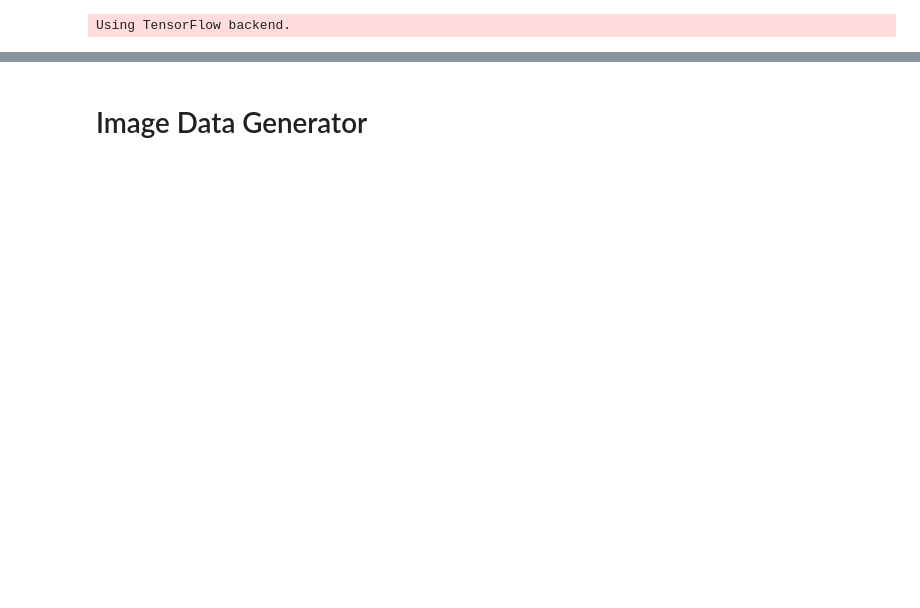
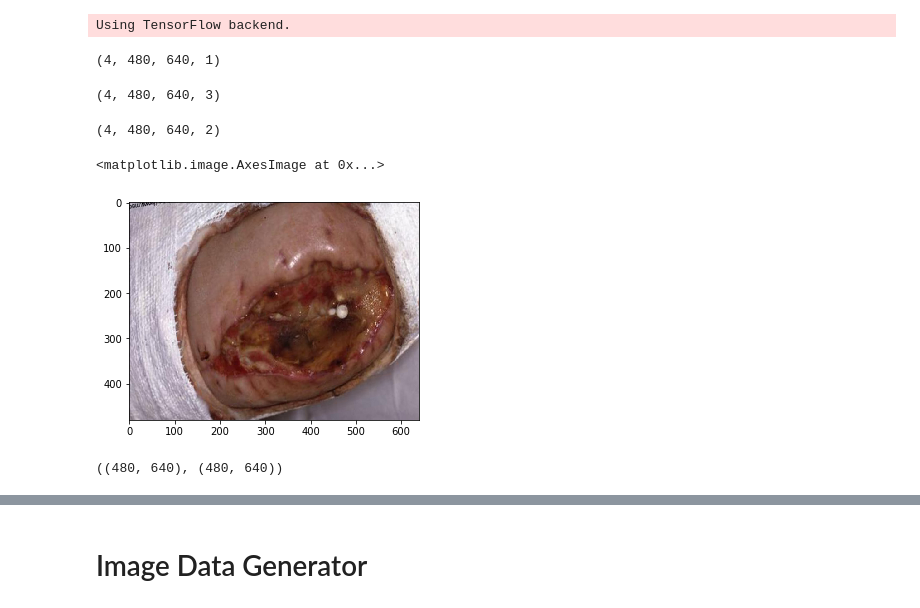
Before and after one commit to najibninaba/CascadedFCN, a Jupyter notebook: notebook/Training.ipynb, the cells around one changed output, grey strips where cells are left out. Drawn from its saved outputs; the diff is of its cells as text; code cells hidden in the pictures; blank space fills up the shorter version.

Commit message:
Fixed Generator and loss function bug

```diff
--- a/notebook/Training.ipynb
+++ b/notebook/Training.ipynb
@@ -21,3 +60,55 @@ Original_image_path = os.path.join(data_path, 'Original')
 SegMask_path = os.path.join(data_path, 'SegMask_Wound_Bg')
 # SegMask_names = os.listdir(SegMask_path)
 # SegMask_names.sort(key = lambda x:int(x.split('_')[4].split('.')[0]))
+# %%
+def trainGenerator(x_dir, y_dir, batch_size,  seed=1):
+
+    image_datagen = ImageDataGenerator()
+    mask_datagen = ImageDataGenerator()
+
+    image_generator = image_datagen.flow_from_directory(x_dir,
+                                                        (480, 640),
+                                                        class_mode=None,
+                                                        batch_size=batch_size,
+                                                        seed=seed)
+    mask_generator = mask_datagen.flow_from_directory(y_dir,
+                                                      (480, 640),
+                                                      color_mode='grayscale',
+                                                      classes=None,
+                                                      class_mode=None,
+                                                      batch_size=batch_size,
+                                                      seed=seed)
+    train_generator = zip(image_generator, mask_generator)
+    for (img, mask) in train_generator:
+        print(mask.shape)
+        img, mask = img, to_categorical(mask, 2)
+        yield (img, mask)
+# %%
+train_generator = trainGenerator(Original_image_path, SegMask_path, 4, 1)
+# %%
+(img,mask) = next(train_generator)
+# %% [output]
+(4, 480, 640, 1)
+# %%
+img.shape
+# %% [output]
+(4, 480, 640, 3)
+# %%
+mask.shape
+# %% [output]
+(4, 480, 640, 2)
+# %%
+test_img = img[0]
+test_mask = mask[0]
+# %%
+plt.imshow(test_img.astype('uint8'))
+# %% [output]
+<matplotlib.image.AxesImage at 0x...>
+[figure, added]
+# %%
+test_mask_bg = test_mask[:,:,0]
+test_mask_wound = test_mask[:,:,1]
+
+test_mask_bg.shape, test_mask_wound.shape
+# %% [output]
+((480, 640), (480, 640))
```
Also changed, not shown: parts of 26 cells of this notebook, 4 other files.
